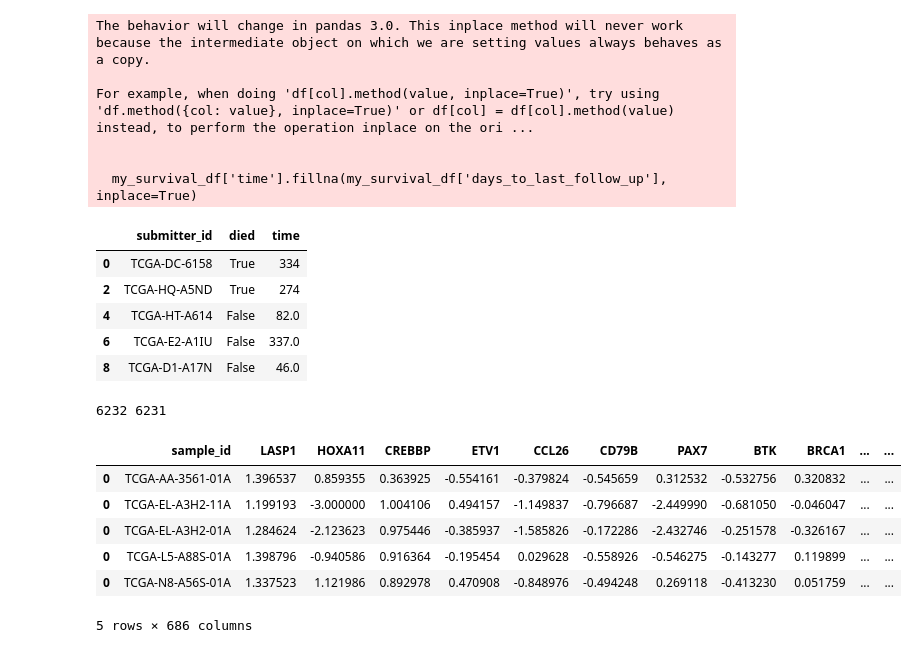
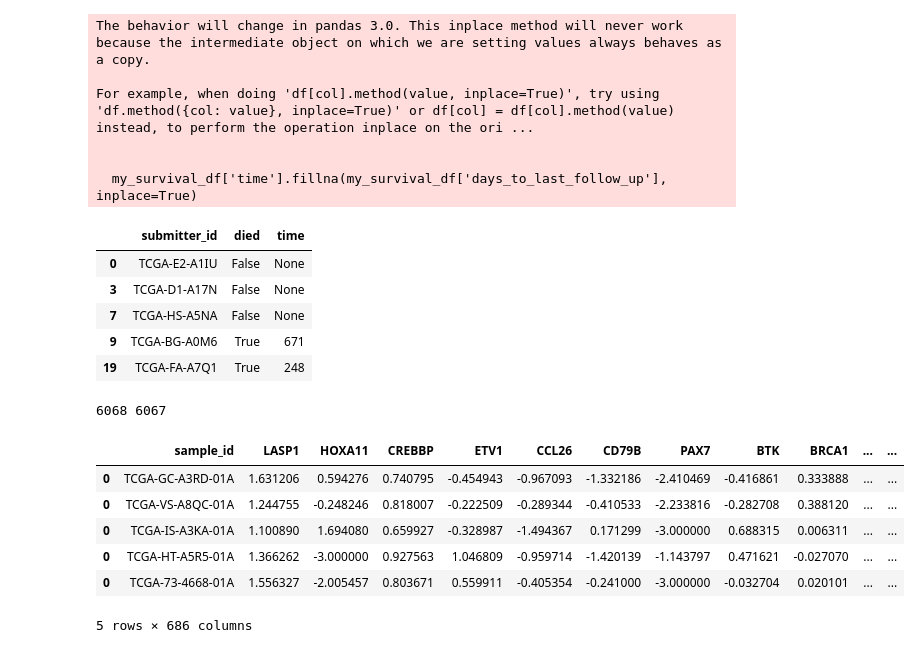
Before and after one commit to cnellington/CancerContextualized, a Jupyter notebook: 01_download.ipynb, the cells around one changed output. Drawn from its saved outputs; the diff is of its cells as text; code cells hidden in the pictures.

```diff
--- a/01_download.ipynb
+++ b/01_download.ipynb
@@ -42,14 +49,14 @@ import pandas as pd
 import numpy as np
 
 # Replace these paths to run for both the "unknown" and "other" downloads
-in_dir = 'data_raw/unknown'
-out_dir = 'data_intermediate/unknown'
+in_dir = 'data_raw/female'
+out_dir = 'data_intermediate/female'
 os.makedirs(out_dir, exist_ok=True)
 
 # Replace these with your folder names
 tcga_cases_tsv = 'data_raw/cases.tsv'
-tcga_clinical_tsv = os.path.join(in_dir, 'clinical.cart.2025-01-17/clinical.tsv')
-tcga_sample_tsv = os.path.join(in_dir, 'biospecimen.cart.2025-01-17/sample.tsv')
-tcga_slide_tsv = os.path.join(in_dir, 'biospecimen.cart.2025-01-17/slide.tsv')
-tcga_file_tsv = os.path.join(in_dir, 'gdc_sample_sheet.2025-01-17.tsv')
+tcga_clinical_tsv = os.path.join(in_dir, 'clinical.cart.2025-02-03/clinical.tsv')
+tcga_sample_tsv = os.path.join(in_dir, 'biospecimen.cart.2025-02-03/sample.tsv')
+tcga_slide_tsv = os.path.join(in_dir, 'biospecimen.cart.2025-02-03/slide.tsv')
+tcga_file_tsv = os.path.join(in_dir, 'gdc_sample_sheet.2025-02-03.tsv')
 # %%
@@ -237,7 +240,7 @@ my_clinical_df['disease_type'] = tcga_clinical_df['project_id'].map(lambda s: s.
 my_clinical_df.drop(columns=['project_id', 'case_submitter_id'], inplace=True)
 my_clinical_df['disease_name'] = my_clinical_df['disease_type'].map(disease_names)
 my_clinical_df['primary_site'] = my_clinical_df['disease_type'].map(primary_sites)
-my_clinical_df.drop_duplicates(inplace=True)
+my_clinical_df.drop_duplicates(subset='case_id', inplace=True)
 my_clinical_df.replace("'--", None, inplace=True)
 
 stage_features = [
@@ -325,11 +328,11 @@ For example, when doing 'df[col].method(value, inplace=True)', try using 'df.met
 
   my_survival_df['time'].fillna(my_survival_df['days_to_last_follow_up'], inplace=True)
 |  | submitter_id | died | time |
-| 0 | TCGA-DC-6158 | True | 334 |
-| 2 | TCGA-HQ-A5ND | True | 274 |
-| 4 | TCGA-HT-A614 | False | 82.0 |
-| 6 | TCGA-E2-A1IU | False | 337.0 |
-| 8 | TCGA-D1-A17N | False | 46.0 |
+| 0 | TCGA-E2-A1IU | False | None |
+| 3 | TCGA-D1-A17N | False | None |
+| 7 | TCGA-HS-A5NA | False | None |
+| 9 | TCGA-BG-A0M6 | True | 671 |
+| 19 | TCGA-FA-A7Q1 | True | 248 |
 # %%
 # Gene expression
 gene_names = np.loadtxt('data/cancer_genes.txt', dtype=str)
@@ -342,37 +345,38 @@ def read_rnaseq(sample_id, count_type = 'fpkm_uq_unstranded'):
     if len(sample_file_df) > 1:
         display(sample_file_df)
         raise ValueError(f"{sample_id} has multiple files")
     file_id = sample_file_df['File ID'].item()
     file_name = sample_file_df['File Name'].item()
     filepath = os.path.join(in_dir, 'rnaseq', file_id, file_name)
     df = pd.read_csv(filepath, sep='\t', header=1)
     df = df.drop_duplicates(subset='gene_name', keep='last')
     df = df[df['gene_name'].isin(gene_names)]
     df = df[['gene_name', count_type]]
     df[count_type] = 1e4 / df[count_type].sum() * df[count_type]
     df[count_type] = np.log10(df[count_type] + 1e-3)
     df.index = df['gene_name'].values
     df = df.drop(columns=['gene_name'])
     df = df.T.reset_index()
     df = df.drop(columns=['index'])
     df['sample_id'] = sample_id
     df = df[['sample_id'] + df.columns.tolist()[:-1]]
     return df
 
 expression_rows = []
 for i, sample_id in my_sample_df['sample_id'].items():
     print(len(my_sample_df), i, end='\r')
     expression_rows.append(read_rnaseq(sample_id))
 my_expression_df = pd.concat(expression_rows)
+my_expression_df.drop_duplicates(inplace=True)
 my_expression_df.to_csv(os.path.join(out_dir, 'transcriptomic_features.csv'), index=False)
 
 my_expression_df.head()
 # %% [output]
-6232 6231
+6068 6067
 |  | sample_id | LASP1 | HOXA11 | CREBBP | ETV1 | CCL26 | CD79B | PAX7 | BTK | BRCA1 | ... | ... |
-| 0 | TCGA-AA-3561-01A | 1.396537 | 0.859355 | 0.363925 | -0.554161 | -0.379824 | -0.545659 | 0.312532 | -0.532756 | 0.320832 | ... | ... |
-| 0 | TCGA-EL-A3H2-11A | 1.199193 | -3.000000 | 1.004106 | 0.494157 | -1.149837 | -0.796687 | -2.449990 | -0.681050 | -0.046047 | ... | ... |
-| 0 | TCGA-EL-A3H2-01A | 1.284624 | -2.123623 | 0.975446 | -0.385937 | -1.585826 | -0.172286 | -2.432746 | -0.251578 | -0.326167 | ... | ... |
-| 0 | TCGA-L5-A88S-01A | 1.398796 | -0.940586 | 0.916364 | -0.195454 | 0.029628 | -0.558926 | -0.546275 | -0.143277 | 0.119899 | ... | ... |
-| 0 | TCGA-N8-A56S-01A | 1.337523 | 1.121986 | 0.892978 | 0.470908 | -0.848976 | -0.494248 | 0.269118 | -0.413230 | 0.051759 | ... | ... |
+| 0 | TCGA-GC-A3RD-01A | 1.631206 | 0.594276 | 0.740795 | -0.454943 | -0.967093 | -1.332186 | -2.410469 | -0.416861 | 0.333888 | ... | ... |
+| 0 | TCGA-VS-A8QC-01A | 1.244755 | -0.248246 | 0.818007 | -0.222509 | -0.289344 | -0.410533 | -2.233816 | -0.282708 | 0.388120 | ... | ... |
+| 0 | TCGA-IS-A3KA-01A | 1.100890 | 1.694080 | 0.659927 | -0.328987 | -1.494367 | 0.171299 | -3.000000 | 0.688315 | 0.006311 | ... | ... |
+| 0 | TCGA-HT-A5R5-01A | 1.366262 | -3.000000 | 0.927563 | 1.046809 | -0.959714 | -1.420139 | -1.143797 | 0.471621 | -0.027070 | ... | ... |
+| 0 | TCGA-73-4668-01A | 1.556327 | -2.005457 | 0.803671 | 0.559911 | -0.405354 | -0.241000 | -3.000000 | -0.032704 | 0.020101 | ... | ... |
 5 rows × 686 columns
```
Also changed, not shown: parts of 5 cells of this notebook, 3 other files.
